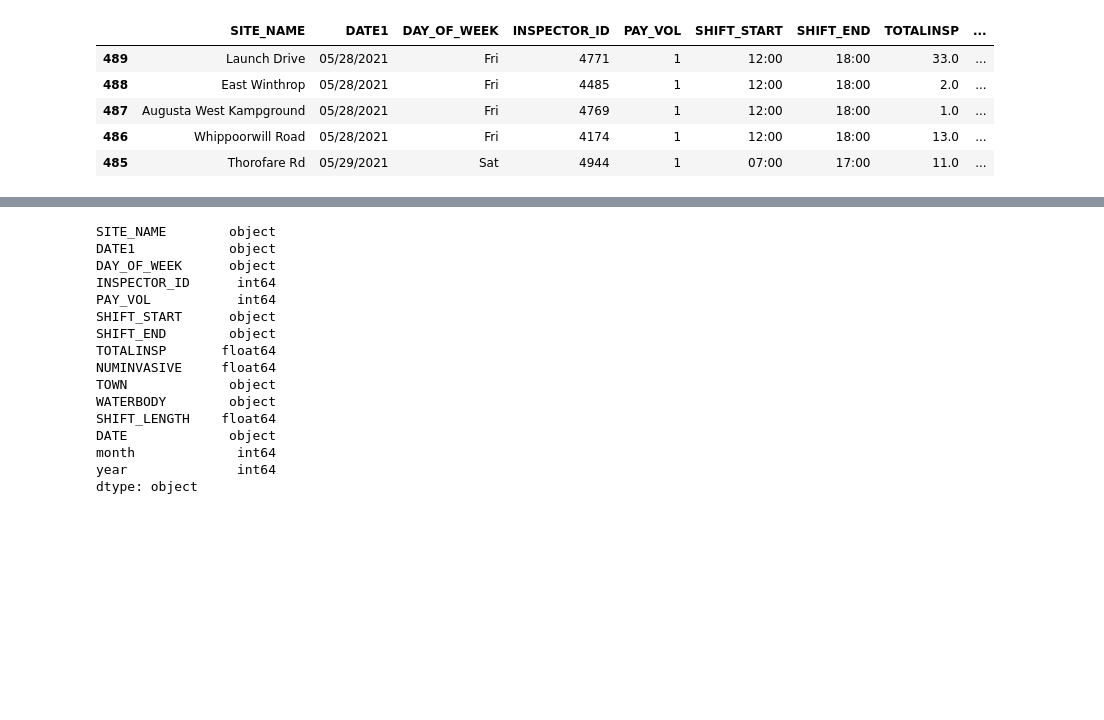
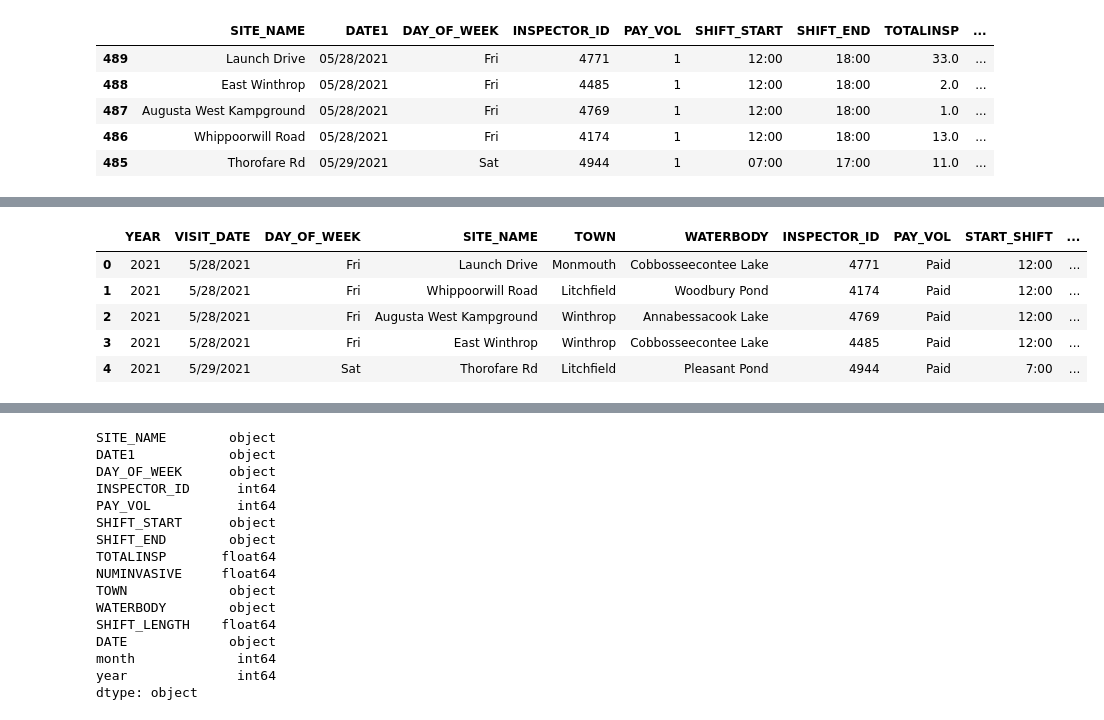
Before and after one commit to kellsweig/FOCW-Project, a Jupyter notebook: Data Cleaning & EDA.ipynb, the cells around one changed output, grey strips where cells are left out. Cells and saved outputs as stored; diff of their text form; code cells hidden in the pictures; blank space fills up the shorter version.

```diff
--- a/Data Cleaning & EDA.ipynb
+++ b/Data Cleaning & EDA.ipynb
@@ -415,0 +439,26 @@ shift_df= pd.read_csv('data/shift_details.csv')
+# %%
+df_plus.drop(columns=['objectid',
+                      'AGENCY_ID',
+                      'SITE_ID',
+                      'LAT',
+                      'LONG',
+                      'TRAILERS',
+                      'INSPECTIONS',
+                      'SURVEY',
+                      'COMMENTS',
+                      'NUMINVASIVE',
+                      'AGENCY_DESC',
+                      'WATER_REGION_ID',
+                      'MIDAS',
+                      'NAME_FL',
+                      'FNAME',
+                      'LNAME'], inplace=True)
+# %%
+df_plus.head()
+# %% [output]
+|  | YEAR | VISIT_DATE | DAY_OF_WEEK | SITE_NAME | TOWN | WATERBODY | INSPECTOR_ID | PAY_VOL | START_SHIFT | ... |
+| 0 | 2021 | 5/28/2021 | Fri | Launch Drive | Monmouth | Cobbosseecontee Lake | 4771 | Paid | 12:00 | ... |
+| 1 | 2021 | 5/28/2021 | Fri | Whippoorwill Road | Litchfield | Woodbury Pond | 4174 | Paid | 12:00 | ... |
+| 2 | 2021 | 5/28/2021 | Fri | Augusta West Kampground | Winthrop | Annabessacook Lake | 4769 | Paid | 12:00 | ... |
+| 3 | 2021 | 5/28/2021 | Fri | East Winthrop | Winthrop | Cobbosseecontee Lake | 4485 | Paid | 12:00 | ... |
+| 4 | 2021 | 5/29/2021 | Sat | Thorofare Rd | Litchfield | Pleasant Pond | 4944 | Paid | 7:00 | ... |
```
Also changed, not shown: parts of 7 cells of this notebook, 1 other file.
